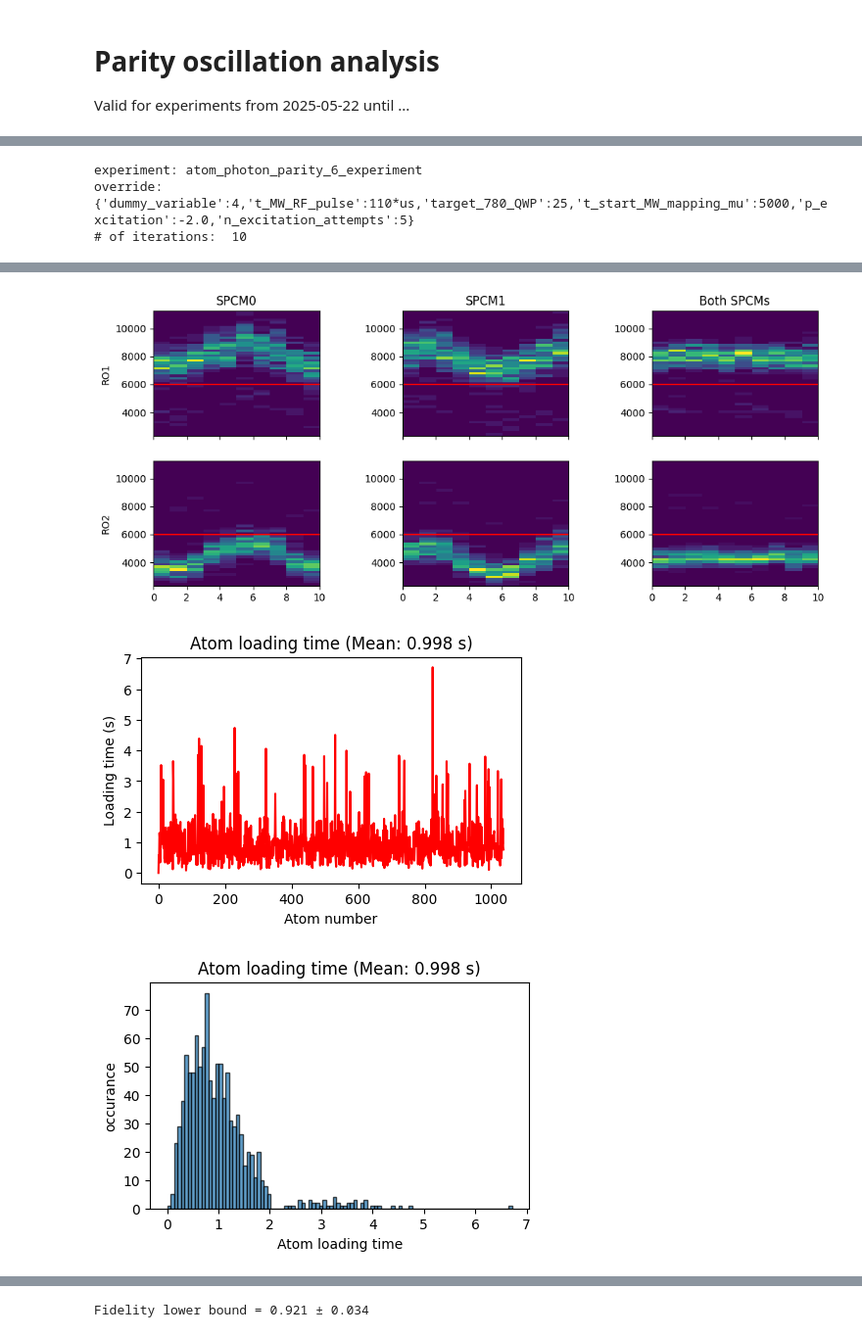
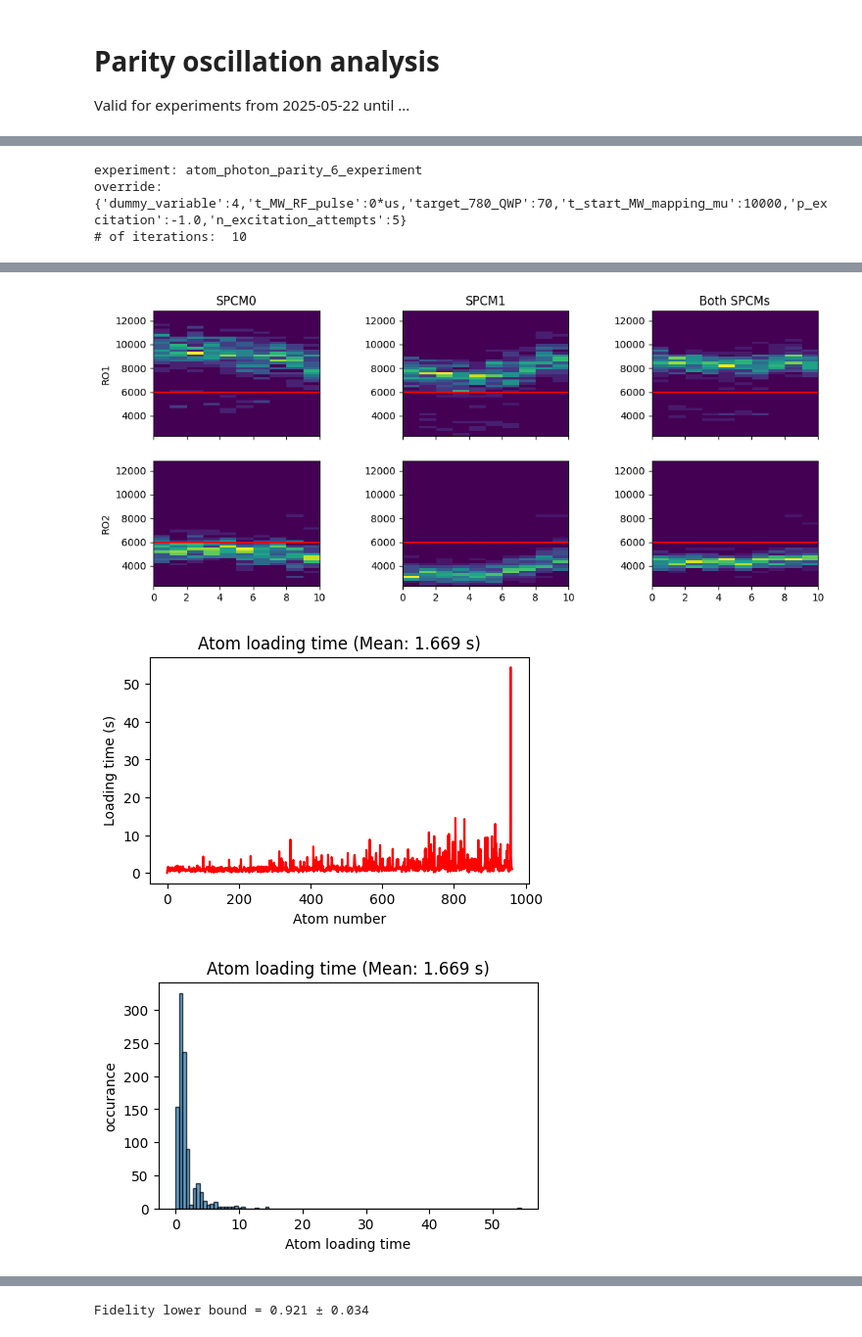
Before and after one commit to QuantumQuadrate/qn_artiq_routines, a Jupyter notebook: Analysis/Tomography analysis/Parity_Oscillation_analysis_2025.ipynb, the cells around one changed output, grey strips where cells are left out. Shown at 98% size. Drawn from its saved outputs; the diff is of its cells as text; code cells hidden in the pictures.

```diff
--- a/Analysis/Tomography analysis/Parity_Oscillation_analysis_2025.ipynb
+++ b/Analysis/Tomography analysis/Parity_Oscillation_analysis_2025.ipynb
@@ -2,7 +2,7 @@
 # Parity oscillation analysis
 Valid for experiments from 2025-05-22 until ...
 # %%
-date_filters = ["2025-10-14"]
+date_filters = ["2025-12-02"]
 
 from matplotlib import pyplot as plt
 import matplotlib as mpl
@@ -72,7 +64,7 @@ file 37 (C:\Networking Experiment\artiq codes\artiq-master\results\2025-10-14\23
 # %%
 ### the file(s) to analyze:
 file_indices = {
-    27:'',
+    2:'',
     # 40:'',
     # 42:'',
 }
@@ -367,5 +359,5 @@ plt.show()
 # plt.show()
 # %% [output]
 experiment: atom_photon_parity_6_experiment
-override: {'dummy_variable':4,'t_MW_RF_pulse':110*us,'target_780_QWP':25,'t_start_MW_mapping_mu':5000,'p_excitation':-2.0,'n_excitation_attempts':5}
+override: {'dummy_variable':4,'t_MW_RF_pulse':0*us,'target_780_QWP':70,'t_start_MW_mapping_mu':10000,'p_excitation':-1.0,'n_excitation_attempts':5}
 # of iterations:  10
@@ -373,3 +365,3 @@ override: {'dummy_variable':4,'t_MW_RF_pulse':110*us,'target_780_QWP':25,'t_star
-[figure, old version]
+[figure, new version]
-[figure, old version]
+[figure, new version]
-[figure, old version]
+[figure, new version]
```
Also changed, not shown: parts of 3 cells of this notebook, 3 other files.
